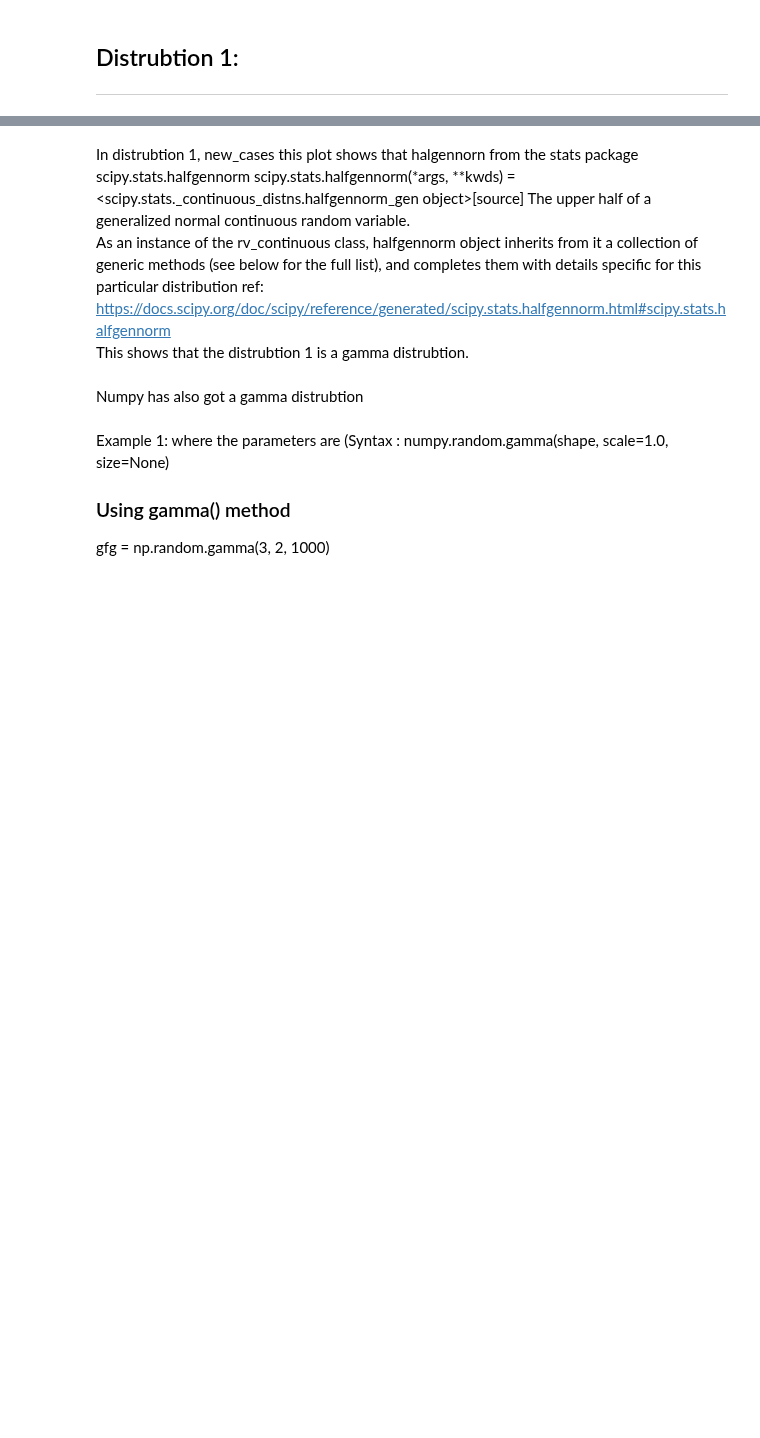
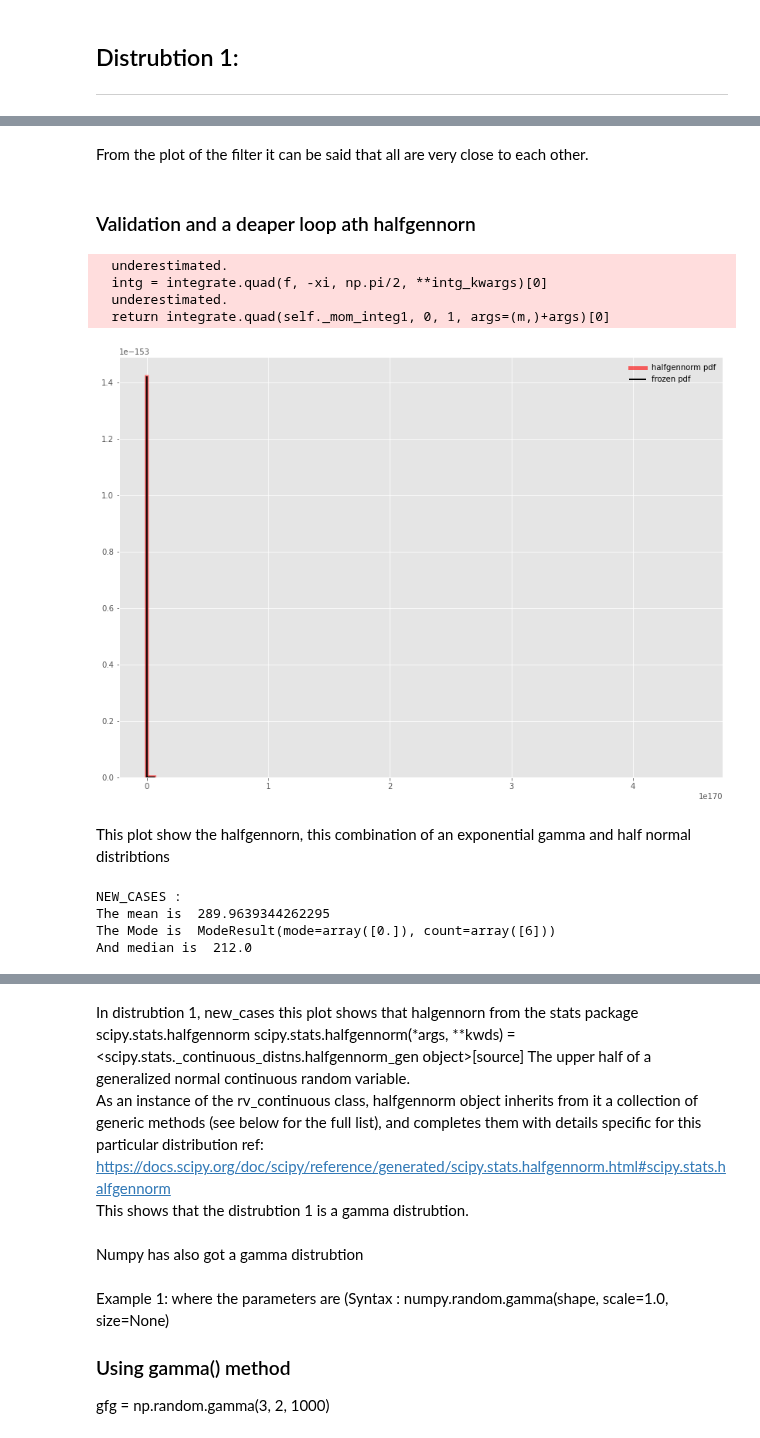
Before and after one commit to G00387859/programming-for-data-analysis-assignment, a Jupyter notebook: Project2020.ipynb, the cells around one changed output, grey strips where cells are left out. Drawn from its saved outputs; the diff is of its cells as text; code cells hidden in the pictures; blank space fills up the shorter version.

```diff
--- a/Project2020.ipynb
+++ b/Project2020.ipynb
@@ -102,0 +158,40 @@ WARNING:root:SKIPPED vonmises_line distribution (taking more than 30 seconds)
+# %% [markdown]
+From the plot of the filter it can be said that all are very close to each other.
+# %% [markdown]
+###  Validation and a deaper loop ath halfgennorn
+# %%
+from scipy.stats import halfgennorm
+import matplotlib.pyplot as plt
+fig, ax = plt.subplots(1, 1)
+beta = 0.012
+mean, var, skew, kurt = halfgennorm.stats(beta, moments='mvsk')
+x = np.linspace(halfgennorm.ppf(0.01, beta),
+                halfgennorm.ppf(0.99, beta), 100)
+ax.plot(x, halfgennorm.pdf(x, beta),
+       'r-', lw=5, alpha=0.6, label='halfgennorm pdf')
+rv = halfgennorm(beta)
+ax.plot(x, rv.pdf(x), 'k-', lw=2, label='frozen pdf')
+vals = halfgennorm.ppf([0.001, 0.5, 0.999], beta)
+np.allclose([0.001, 0.5, 0.999], halfgennorm.cdf(vals, beta))
+
+
+r = halfgennorm.rvs(beta, size=305)
+#plot the data
+ax.hist(r, density=True, histtype='stepfilled', alpha=0.2)
+ax.legend(loc='best', frameon=False)
+plt.show()
+# %% [output]
+  underestimated.
+  intg = integrate.quad(f, -xi, np.pi/2, **intg_kwargs)[0]
+  underestimated.
+  return integrate.quad(self._mom_integ1, 0, 1, args=(m,)+args)[0]
+[figure, added]
+# %% [markdown]
+This plot show the halfgennorn, this combination of an exponential gamma and half normal distribtions
+# %%
+meanMedianMode(ddf["new_cases"],"new_cases")
+# %% [output]
+NEW_CASES :
+The mean is  289.9639344262295
+The Mode is  ModeResult(mode=array([0.]), count=array([6]))
+And median is  212.0
```
Also changed, not shown: parts of 56 cells of this notebook.
